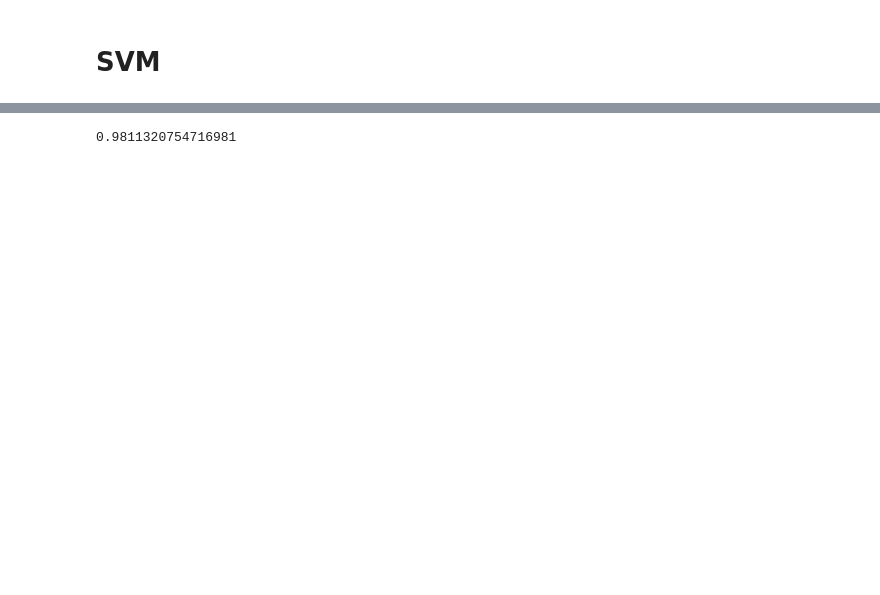
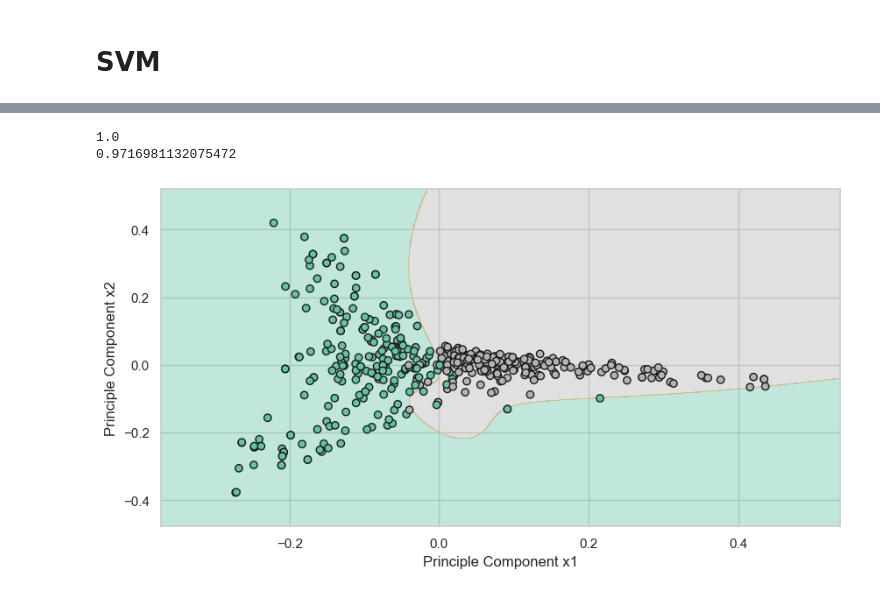
Before and after one commit to mattalajas/Assignment-3-Group-11, a Jupyter notebook: Model_Classification.ipynb, the cells around one changed output, grey strips where cells are left out. Saved outputs shown, nothing was run; the diff lists cells and outputs as text; code cells hidden in the pictures; blank space fills up the shorter version.

Commit message:
Trained model on 2D PCA and used to it plot decision boundaries.

```diff
--- a/Model_Classification.ipynb
+++ b/Model_Classification.ipynb
@@ -156,17 +139,46 @@ print(score)
-# %%
-from sklearn import svm
-
-lin_svc = svm.LinearSVC(C=10)
-lin_svc.fit(prep_X_train,Y_train)
-
-preds = lin_svc.predict(prep_X_test)
-score = lin_svc.score(prep_X_test, Y_test)
-
-#PCA
-pca_transformer = PCA(n_components=2)
-pca_transformer.fit(prep_X_train)
-
-
-print(score)
-# %% [output]
-0.9811320754716981
+# %%
+from sklearn import svm
+
+
+np.random.seed(34)
+
+
+# Using non-PCA data.
+rbf_svc = svm.SVC(kernel='rbf', C=10000000, gamma=2)
+rbf_svc.fit(prep_X_train,Y_train)
+
+preds = rbf_svc.predict(prep_X_test)
+score = rbf_svc.score(prep_X_test, Y_test)
+print(score)
+
+
+
+
+# Using PCA data to train and plot decision boundaries.
+pca_transformer = PCA(n_components=2)
+pca_transformer.fit(prep_X_train)
+vector = pca_transformer.transform(prep_X_train)
+pca_X_train = pd.DataFrame(vector, index=prep_X_train.index, columns=["x1", "x2"])
+
+vector = pca_transformer.transform(prep_X_test)
+pca_X_test = pd.DataFrame(vector, index=prep_X_test.index, columns=["x1", "x2"])
+
+rbf_svc.fit(pca_X_train,Y_train)
+
+preds = rbf_svc.predict(pca_X_test)
+score = rbf_svc.score(pca_X_test, Y_test)
+print(score)
+
+
+
+# Print PCA decision boundaries.
+
+disp = DecisionBoundaryDisplay.from_estimator(rbf_svc, pca_X_train, response_method="predict",
+                                              alpha=0.4, cmap="Set2", grid_resolution=1000, eps=0.1,
+                                              xlabel="Principle Component x1", ylabel="Principle Component x2")
+disp.ax_.scatter(pca_X_train["x1"], pca_X_train["x2"], c=Y_train, edgecolor="k", cmap="Set2")
+plt.show()
+# %% [output]
+1.0
+0.9716981132075472
+[figure, added]
```
Also changed, not shown: parts of 5 cells of this notebook.
